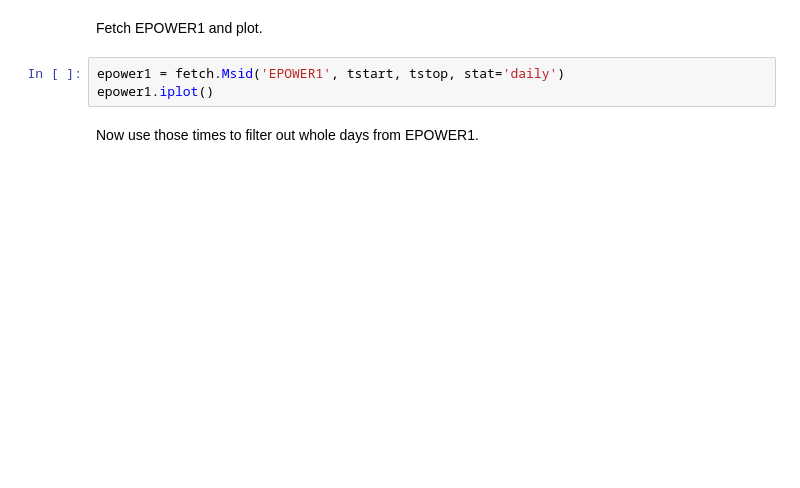
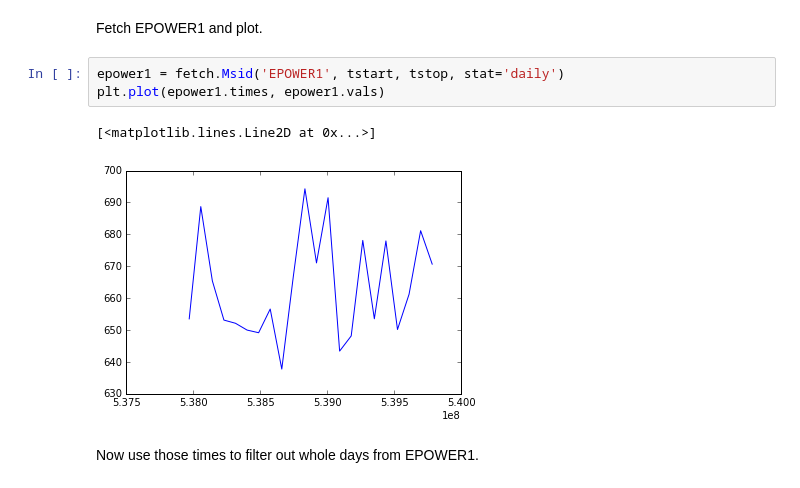
Before and after one commit to fot/demos, a Jupyter notebook: time_filtering/Time_Filtering.ipynb, the cells around one changed output. Saved outputs shown, nothing was run; the diff lists cells and outputs as text; blank space fills up the shorter version.

```diff
--- a/time_filtering/Time_Filtering.ipynb
+++ b/time_filtering/Time_Filtering.ipynb
@@ -35,7 +53,10 @@ eclipse_times_rounded
 Fetch EPOWER1 and plot.
 # %%
 epower1 = fetch.Msid('EPOWER1', tstart, tstop, stat='daily')
-epower1.iplot()
+plt.plot(epower1.times, epower1.vals)
+# %% [output]
+[<matplotlib.lines.Line2D at 0x...>]
+[figure, added]
 # %% [markdown]
 Now use those times to filter out whole days from EPOWER1.
 # %%
```
Also changed, not shown: parts of 6 cells of this notebook.
